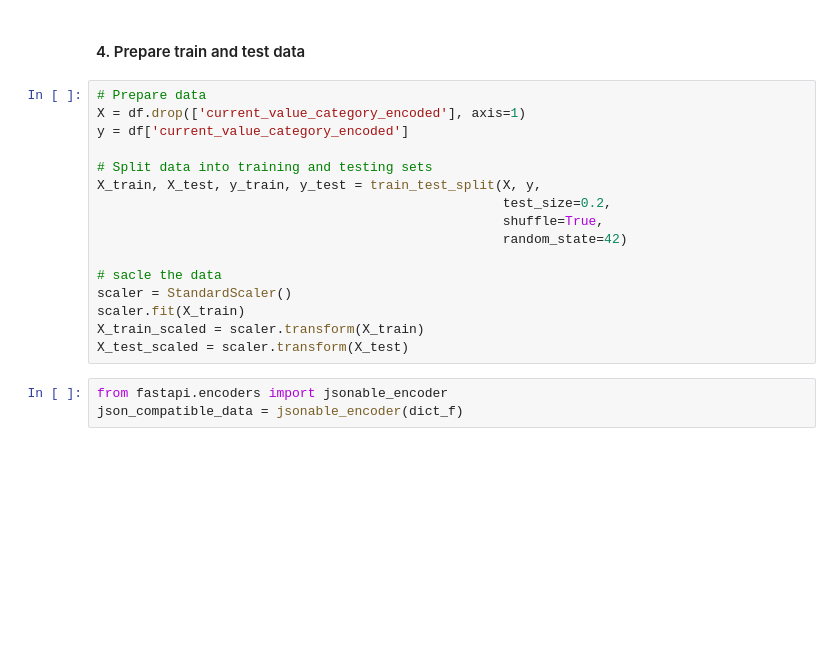
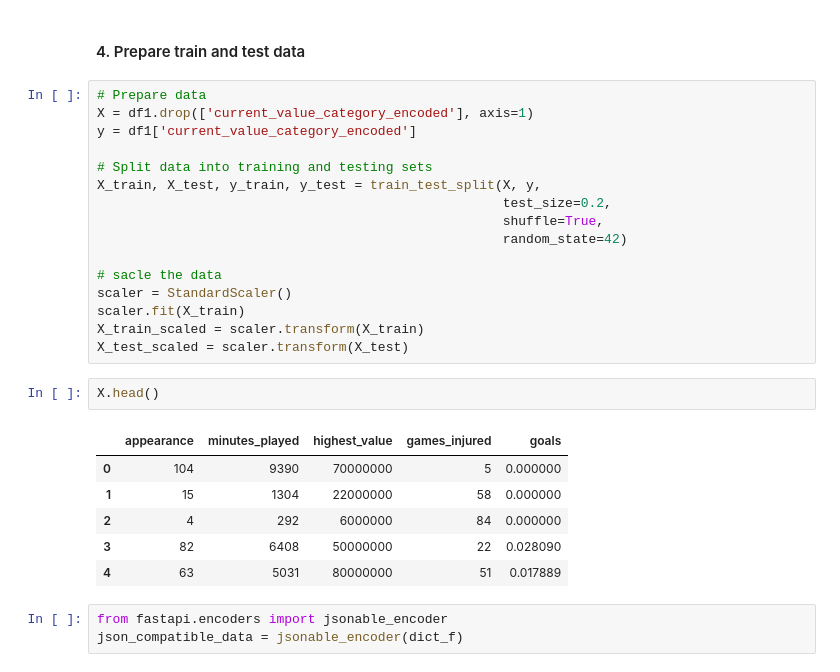
Before and after one commit to najla-alosime/LabAPI, a Jupyter notebook: KNN.ipynb, the cells around one changed output. Drawn from its saved outputs; the diff is of its cells as text; blank space fills up the shorter version.

```diff
--- a/KNN.ipynb
+++ b/KNN.ipynb
@@ -774,8 +796,8 @@ df.head()
 #### 4. Prepare train and test data
 # %%
 # Prepare data
-X = df.drop(['current_value_category_encoded'], axis=1)
-y = df['current_value_category_encoded']
+X = df1.drop(['current_value_category_encoded'], axis=1)
+y = df1['current_value_category_encoded']
 
 # Split data into training and testing sets
 X_train, X_test, y_train, y_test = train_test_split(X, y,
@@ -788,6 +810,15 @@ scaler = StandardScaler()
 scaler.fit(X_train)
 X_train_scaled = scaler.transform(X_train)
 X_test_scaled = scaler.transform(X_test)
+# %%
+X.head()
+# %% [output]
+|  | appearance | minutes_played | highest_value | games_injured | goals |
+| 0 | 104 | 9390 | 70000000 | 5 | 0.000000 |
+| 1 | 15 | 1304 | 22000000 | 58 | 0.000000 |
+| 2 | 4 | 292 | 6000000 | 84 | 0.000000 |
+| 3 | 82 | 6408 | 50000000 | 22 | 0.028090 |
+| 4 | 63 | 5031 | 80000000 | 51 | 0.017889 |
 # %%
 from fastapi.encoders import jsonable_encoder
 json_compatible_data = jsonable_encoder(dict_f)
```
Also changed, not shown: parts of 21 cells of this notebook, 5 other files.
